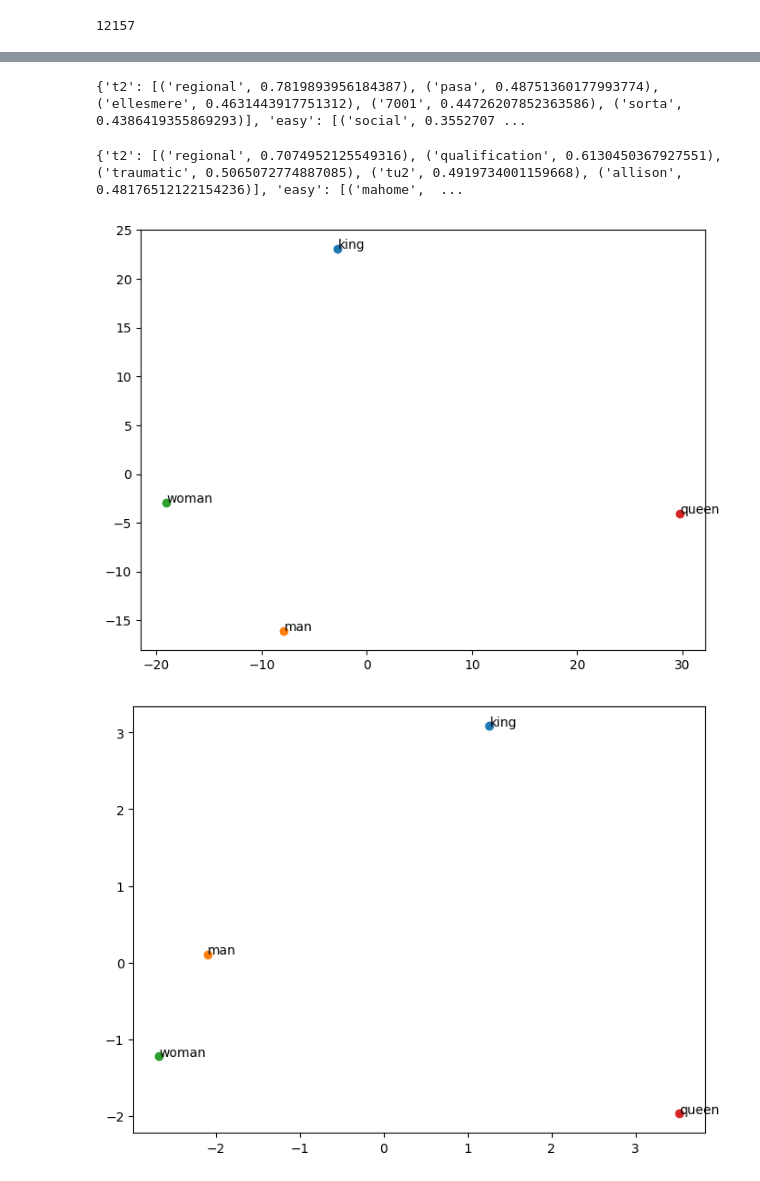
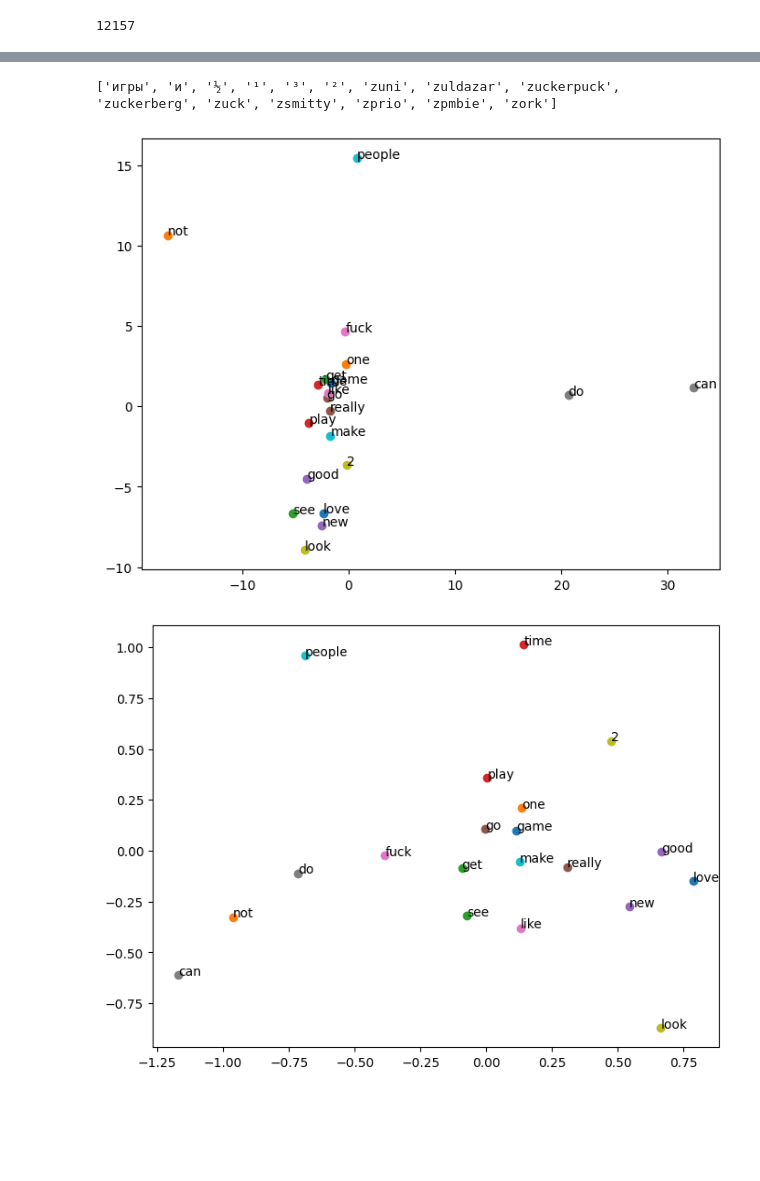
Before and after one commit to Supermjork/twitter-sentiment-analysis, a Jupyter notebook: chirp_analysis.ipynb, the cells around one changed output, grey strips where cells are left out. Drawn from its saved outputs; the diff is of its cells as text; code cells hidden in the pictures; blank space fills up the shorter version.

```diff
--- a/chirp_analysis.ipynb
+++ b/chirp_analysis.ipynb
@@ -284,6 +284,6 @@ array([ 0.36067045, -0.02757801,  0.2637943 , -0.14044571,  0.18617763,
       dtype=float32)
 # %%
-corpus = list(word2vec_cbow.wv.index_to_key)
+corpus = list(word2vec_cbow.wv.key_to_index)
 
 len(corpus)
 # %% [output]
@@ -303,11 +291,14 @@ similar_skgrm = {word: word2vec_skgrm.wv.most_similar(word, topn = 5) for word i
-# %%
-print(similar_cbows)
-# %% [output]
-{'t2': [('regional', 0.7819893956184387), ('pasa', 0.48751360177993774), ('ellesmere', 0.4631443917751312), ('7001', 0.44726207852363586), ('sorta', 0.4386419355869293)], 'easy': [('social', 0.3552707 ...
-# %%
-print(similar_skgrm)
-# %% [output]
-{'t2': [('regional', 0.7074952125549316), ('qualification', 0.6130450367927551), ('traumatic', 0.5065072774887085), ('tu2', 0.4919734001159668), ('allison', 0.48176512122154236)], 'easy': [('mahome',  ...
+# %%
+most_frequent = []
+
+for word in corpus:
+    most_frequent.append(word)
+
+most_frequent.sort(reverse = True)
+
+print(most_frequent[:15])
+# %% [output]
+['игры', 'и', '½', '¹', '³', '²', 'zuni', 'zuldazar', 'zuckerpuck', 'zuckerberg', 'zuck', 'zsmitty', 'zprio', 'zpmbie', 'zork']
 # %%
 def plot_embeddings(model, words):
     word_vectors = [model.wv[word] for word in words]
@@ -320,13 +311,13 @@ def plot_embeddings(model, words):
         plt.annotate(word, xy=(result[i, 0], result[i, 1]))
     plt.show()
 # %%
-words = ['king', 'man', 'woman', 'queen']
+words = ['zuck', 'zuckerpuck', 'zuckerberg', 'queen']
 
-plot_embeddings(word2vec_cbow, words)
-plot_embeddings(word2vec_skgrm, words)
+plot_embeddings(word2vec_cbow, corpus[:20])
+plot_embeddings(word2vec_skgrm, corpus[:20])
 # %% [output]
-[figure, old version]
+[figure, new version]
-[figure, old version]
+[figure, new version]
 # %%
 print(word2vec_skgrm.wv.most_similar(positive = ['king', 'woman'], topn = 5))
 # %% [output]
```
Also changed, not shown: parts of 5 cells of this notebook.
